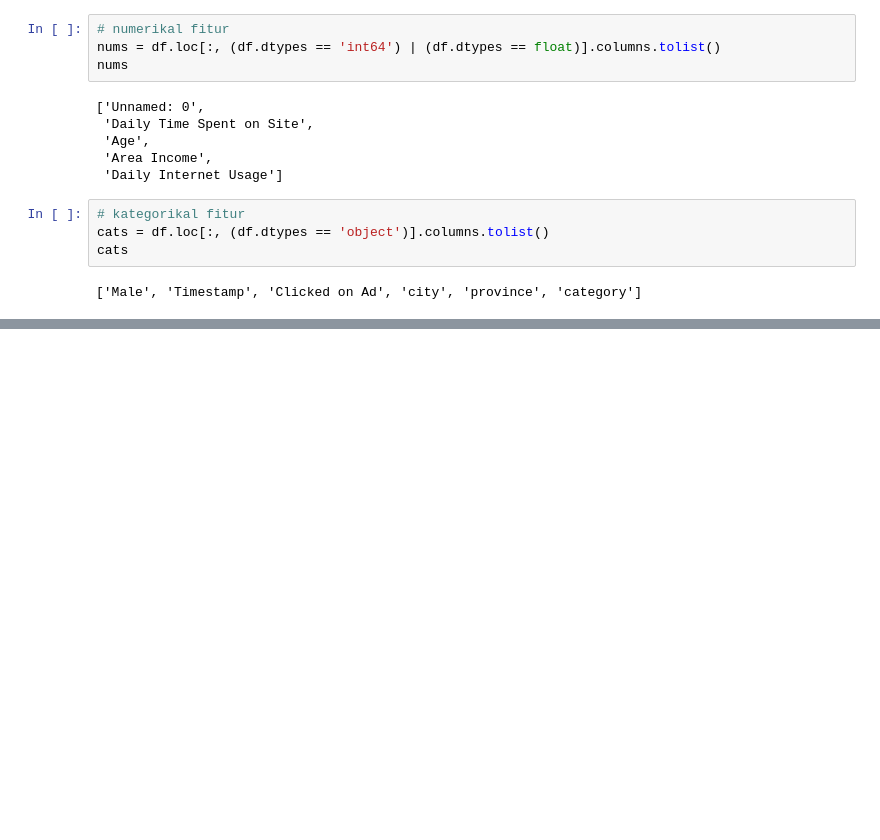
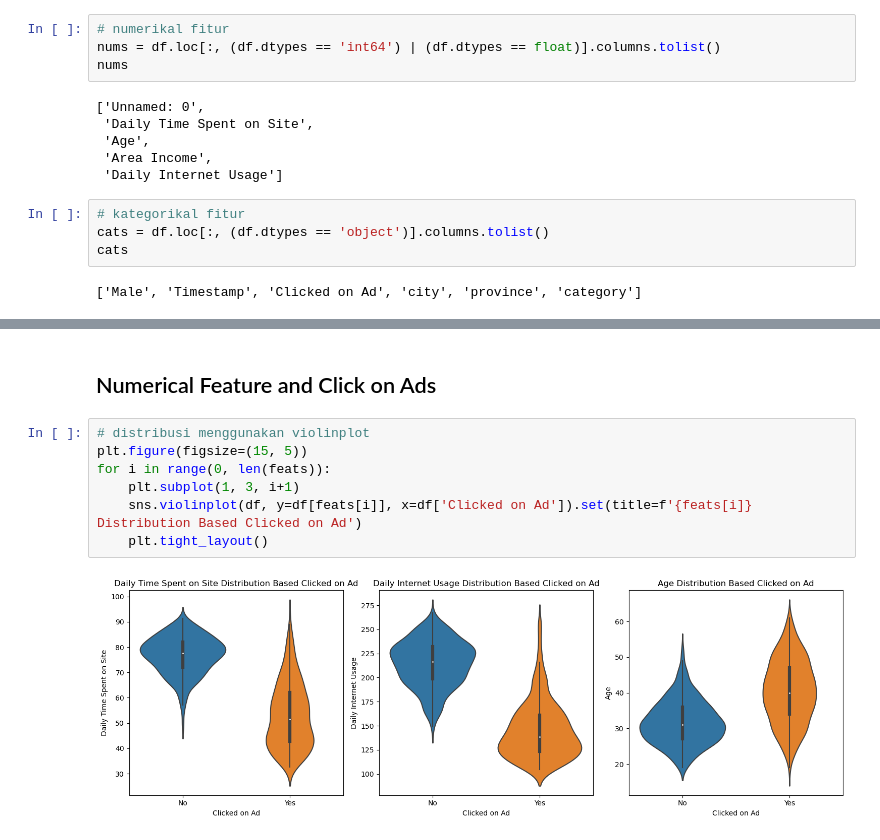
Before and after one commit to imalfunadam/Predict-Customer-Clicked-Ads-Classification-By-Using-Machine-Learning, a Jupyter notebook: Predict-Customer-Clicked-Ads-Classification.ipynb, the cells around one changed output, grey strips where cells are left out. Drawn from its saved outputs; the diff is of its cells as text; blank space fills up the shorter version.

```diff
--- a/Predict-Customer-Clicked-Ads-Classification.ipynb
+++ b/Predict-Customer-Clicked-Ads-Classification.ipynb
@@ -126,0 +257,11 @@ cats
+# %% [markdown]
+## Numerical Feature and Click on Ads
+# %%
+# distribusi menggunakan violinplot
+plt.figure(figsize=(15, 5))
+for i in range(0, len(feats)):
+    plt.subplot(1, 3, i+1)
+    sns.violinplot(df, y=df[feats[i]], x=df['Clicked on Ad']).set(title=f'{feats[i]} Distribution Based Clicked on Ad')
+    plt.tight_layout()
+# %% [output]
+[figure, added]
```
Also changed, not shown: parts of 15 cells of this notebook.
